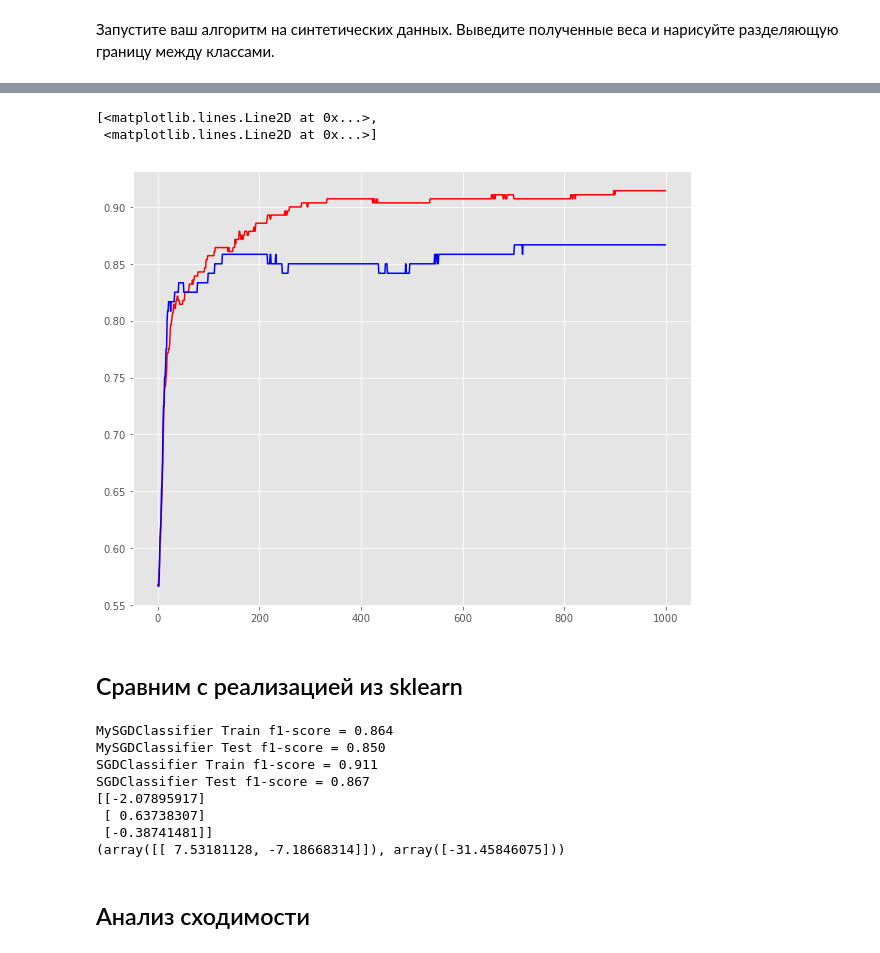
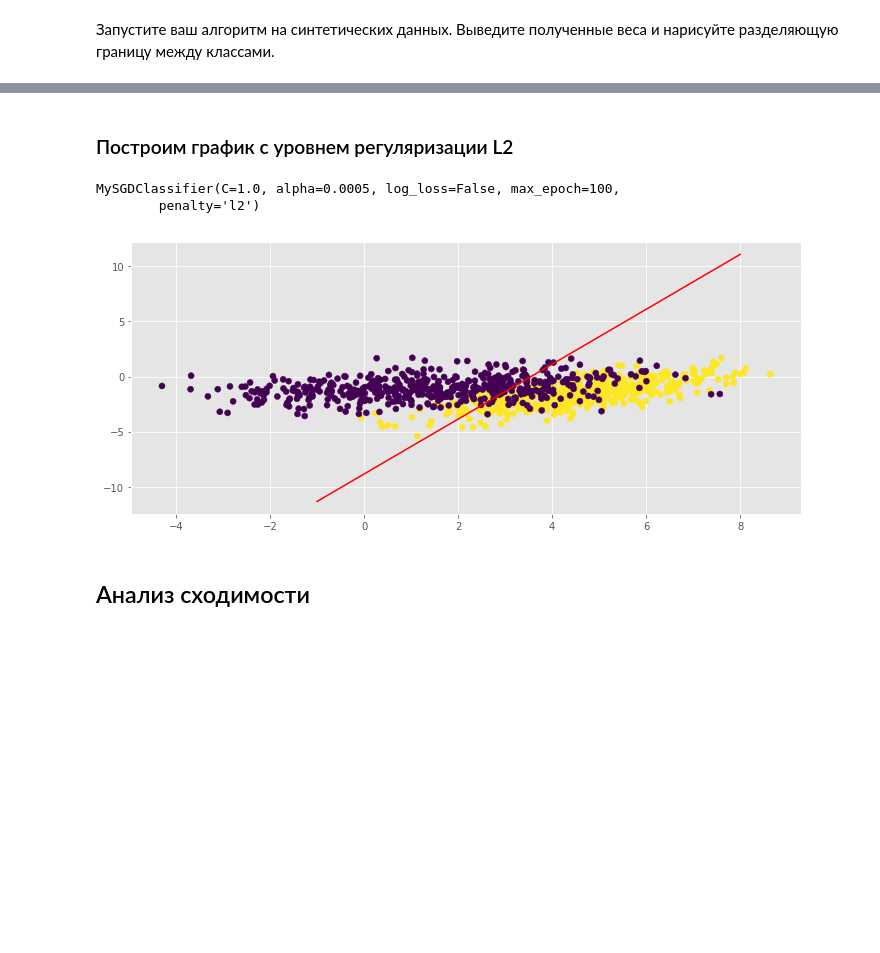
Before and after one commit to AndrewLrrr/otus-big-data, a Jupyter notebook: hw3/homework.ipynb, the cells around one changed output, grey strips where cells are left out. Cells and saved outputs as stored; diff of their text form; code cells hidden in the pictures; blank space fills up the shorter version.

```diff
--- a/hw3/homework.ipynb
+++ b/hw3/homework.ipynb
@@ -165,9 +157,0 @@ for i in range(num_iters):
-# %%
-plt.figure(figsize=(10,8))
-plt.plot(train_scores, 'r', test_scores, 'b')
-# %% [output]
-[<matplotlib.lines.Line2D at 0x...>,
- <matplotlib.lines.Line2D at 0x...>]
-[figure, removed]
-# %% [markdown]
-## Сравним с реализацией из sklearn
@@ -176,27 +158,18 @@ from sklearn import linear_model
-# %%
-model = MySGDClassifier(max_epoch=100)
-model.fit(X_train, y_train)
-
-clf = linear_model.SGDClassifier(n_iter=100, loss='log')
-clf.fit(X_train, y_train)
-
-print "MySGDClassifier Train f1-score = %.3f" % accuracy_score(y_train, model.predict(X_train))
-print "MySGDClassifier Test f1-score = %.3f" % accuracy_score(y_test, model.predict(X_test))
-
-print "SGDClassifier Train f1-score = %.3f" % accuracy_score(y_train, clf.predict(X_train))
-print "SGDClassifier Test f1-score = %.3f" % accuracy_score(y_test, clf.predict(X_test))
-
-print(model.w)
-print(clf.coef_, clf.intercept_)
-# %% [output]
-MySGDClassifier Train f1-score = 0.864
-MySGDClassifier Test f1-score = 0.850
-SGDClassifier Train f1-score = 0.911
-SGDClassifier Test f1-score = 0.867
-[[-2.07895917]
- [ 0.63738307]
- [-0.38741481]]
-(array([[ 7.53181128, -7.18668314]]), array([-31.45846075]))
+# %% [markdown]
+### Построим график с уровнем регуляризации L2
+# %%
+model_l2 = MySGDClassifier(max_epoch=100, penalty='l2')
+model_l2.fit(X, y)
+# %% [output]
+MySGDClassifier(C=1.0, alpha=0.0005, log_loss=False, max_epoch=100,
+        penalty='l2')
+# %%
+x_naive = np.array([-1, 8])
+y_naive = -(model_l2.w[0] + model_l2.w[1] * x_naive) / model_l2.w[2]
+plt.scatter(X[:,0], X[:,1], c=y)
+plt.plot(x_naive, y_naive, c='red', label='descision boundary naive');
+# %% [output]
+[figure, added]
 # %% [markdown]
 ## Анализ сходимости
 # %% [markdown]
```
Also changed, not shown: parts of 36 cells of this notebook.
